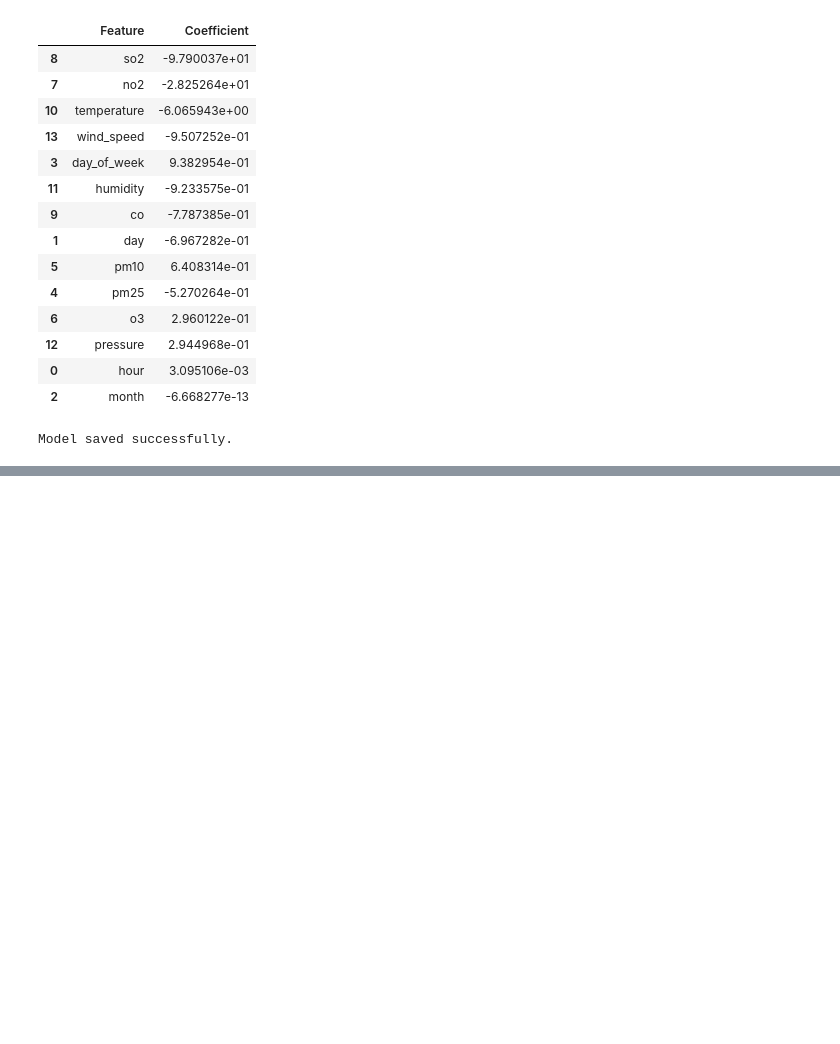
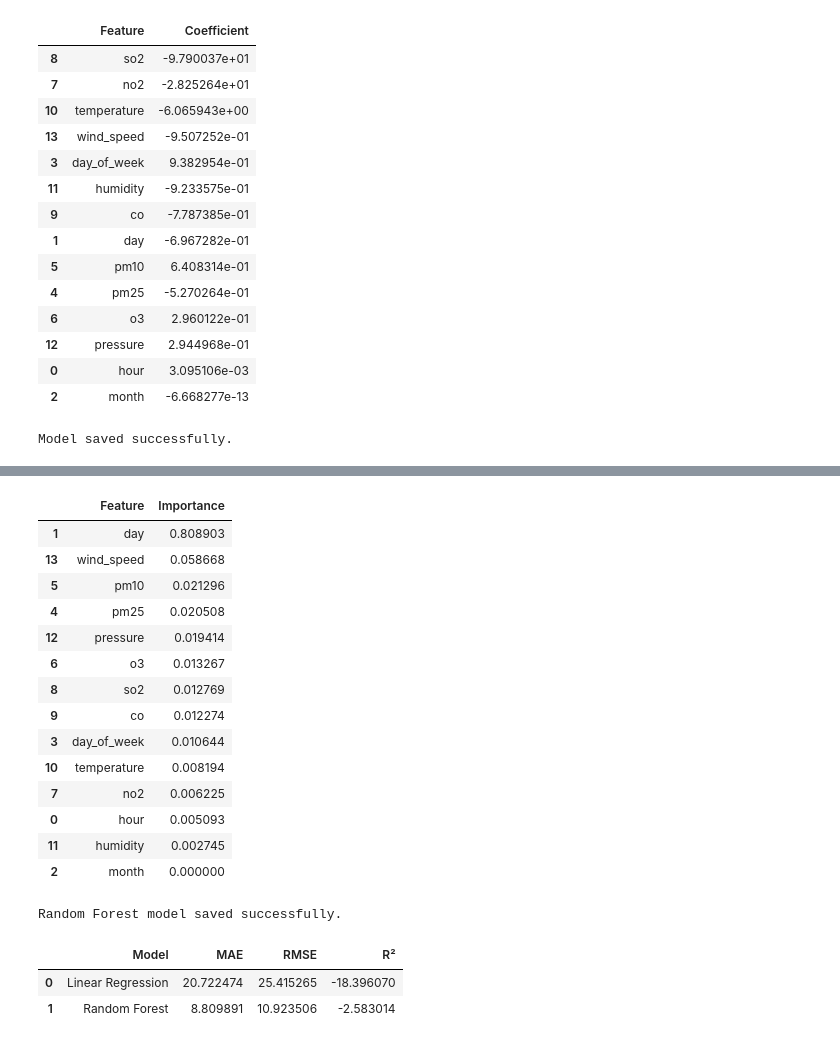
Before and after one commit to githubSubhanKhan/Air-Quality-Index-Predictor, a Jupyter notebook: app/notebooks/train_data.ipynb, the cells around one changed output, grey strips where cells are left out. Saved outputs shown, nothing was run; the diff lists cells and outputs as text; code cells hidden in the pictures; blank space fills up the shorter version.

```diff
--- a/app/notebooks/train_data.ipynb
+++ b/app/notebooks/train_data.ipynb
@@ -267,0 +331,67 @@ Model saved successfully.
+# %%
+importance = pd.DataFrame({
+    "Feature": FEATURES,
+    "Importance": rf_model.feature_importances_
+})
+
+importance = importance.sort_values(
+    by="Importance",
+    ascending=False
+)
+
+importance
+# %% [output]
+|  | Feature | Importance |
+| 1 | day | 0.808903 |
+| 13 | wind_speed | 0.058668 |
+| 5 | pm10 | 0.021296 |
+| 4 | pm25 | 0.020508 |
+| 12 | pressure | 0.019414 |
+| 6 | o3 | 0.013267 |
+| 8 | so2 | 0.012769 |
+| 9 | co | 0.012274 |
+| 3 | day_of_week | 0.010644 |
+| 10 | temperature | 0.008194 |
+| 7 | no2 | 0.006225 |
+| 0 | hour | 0.005093 |
+| 11 | humidity | 0.002745 |
+| 2 | month | 0.000000 |
+# %%
+import joblib
+import os
+
+os.makedirs("../models", exist_ok=True)
+
+joblib.dump(
+    rf_model,
+    "../models/random_forest.pkl"
+)
+
+print("Random Forest model saved successfully.")
+# %% [output]
+Random Forest model saved successfully.
+# %%
+comparison = pd.DataFrame({
+    "Model": [
+        "Linear Regression",
+        "Random Forest"
+    ],
+    "MAE": [
+        mae,
+        rf_mae
+    ],
+    "RMSE": [
+        rmse,
+        rf_rmse
+    ],
+    "R²": [
+        r2,
+        rf_r2
+    ]
+})
+
+comparison
+# %% [output]
+|  | Model | MAE | RMSE | R² |
+| 0 | Linear Regression | 20.722474 | 25.415265 | -18.396070 |
+| 1 | Random Forest | 8.809891 | 10.923506 | -2.583014 |
```
Also changed, not shown: parts of 7 cells of this notebook.
